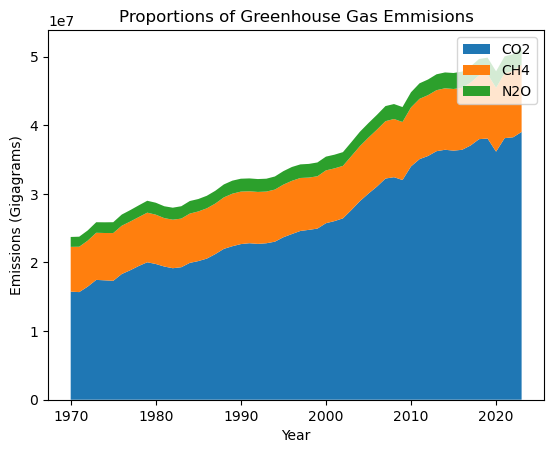
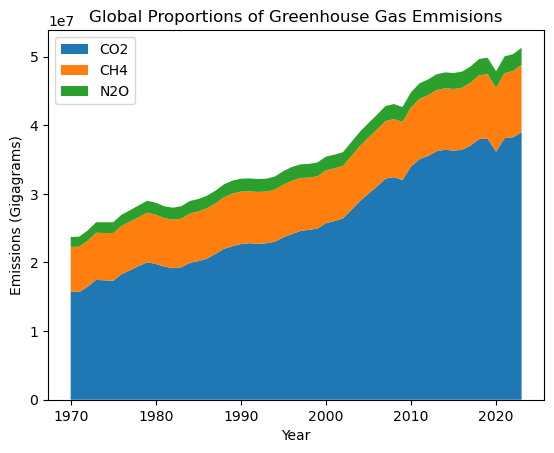
Unified diff of the notebook cell whose output changed from the first chart to the second:
--- before
+++ after
@@ -2,6 +2,6 @@
 plt.xlabel('Year')#set x-label
 plt.ylabel('Emissions (Gigagrams)')#set y-label
-plt.title('Proportions of Greenhouse Gas Emmisions')#set title
-plt.legend()#indicate that there needs to be a legend 
+plt.title('Global Proportions of Greenhouse Gas Emmisions')#set title
+plt.legend(loc='upper left')#indicate that there needs to be a legend 
 #if you want to save just this figure uncomment this line:
 #plt.savefig('emmisions_stackplot.png');

Commit: Committing revisions to CMSE402 Honors Project